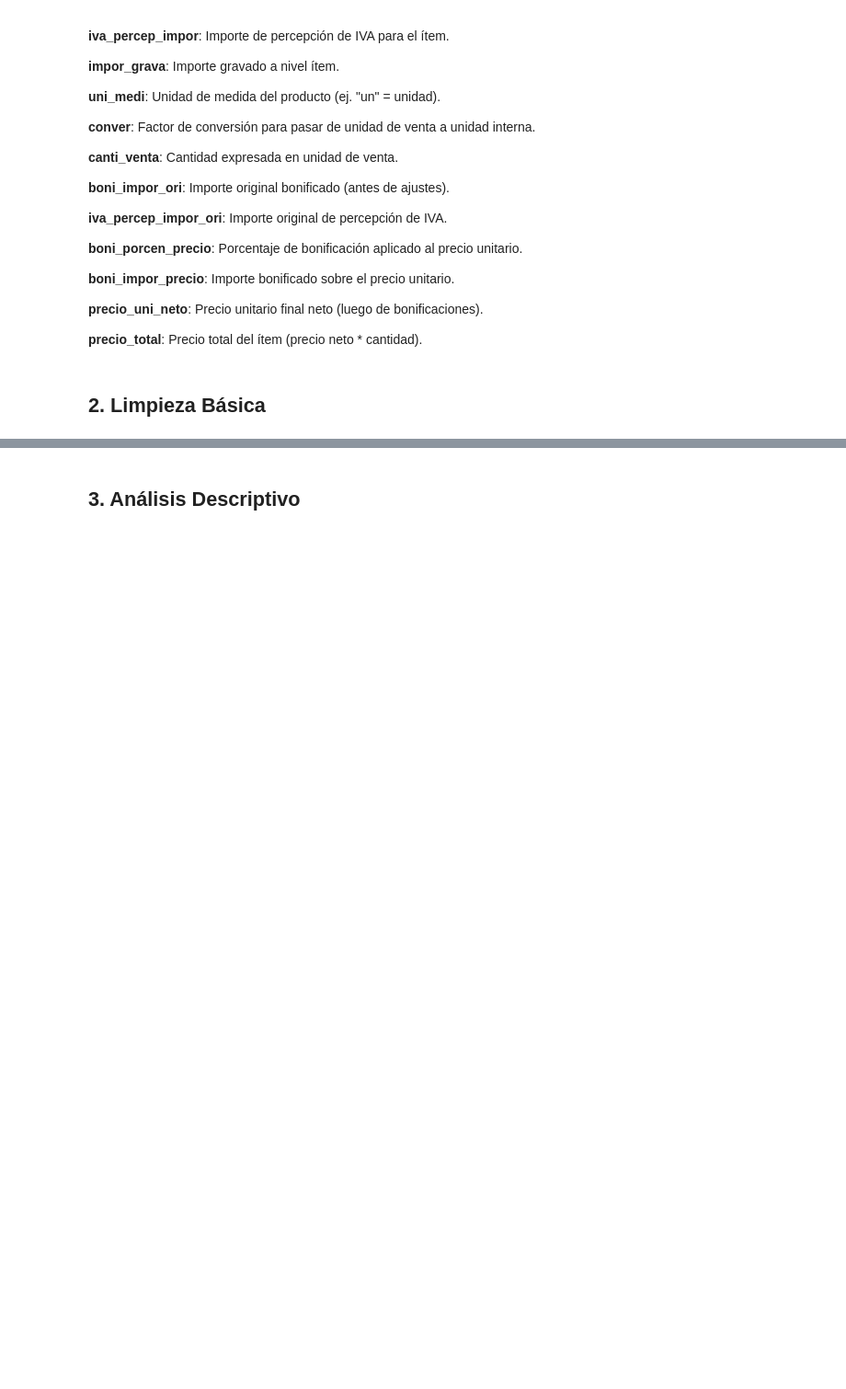
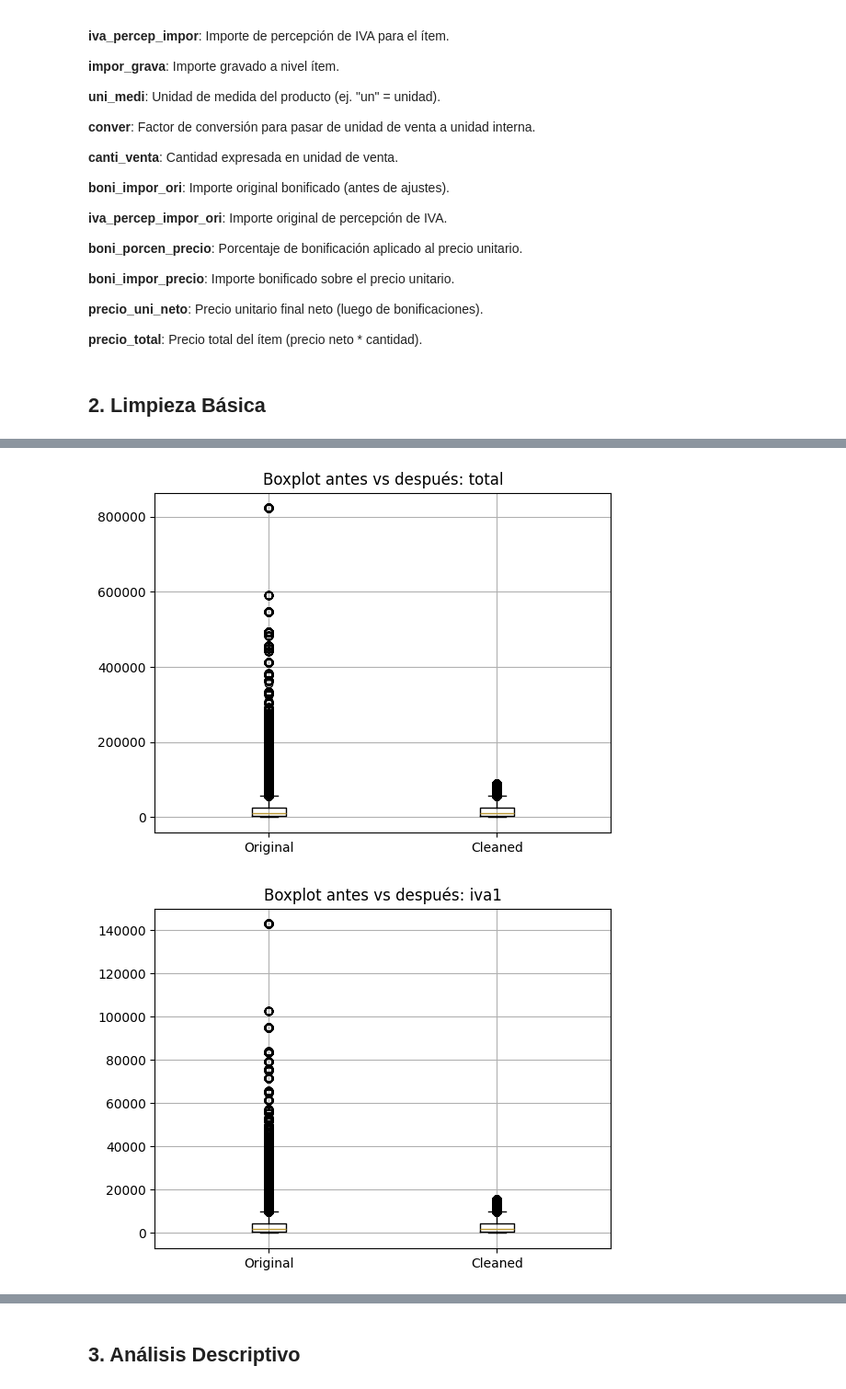
Before and after one commit to SantiagoCastellanos14/m11-practico1-eda, a Jupyter notebook: notebooks/practico_1_eda.ipynb, the cells around one changed output, grey strips where cells are left out. Shown at 92% size. Saved outputs shown, nothing was run; the diff lists cells and outputs as text; code cells hidden in the pictures; blank space fills up the shorter version.

```diff
--- a/notebooks/practico_1_eda.ipynb
+++ b/notebooks/practico_1_eda.ipynb
@@ -225,0 +295,40 @@ dtype: float64
+# %%
+#función para detectar y eliminar outliers usando el método IQR
+def iqr_bounds(series, k=3):
+    q1, q3 = series.dropna().quantile([0.25, 0.75])
+    iqr = q3 - q1
+    return q1 - k * iqr, q3 + k * iqr
+
+#Ver si nos combiene "windsorizar" los outliers o eliminarlos
+
+def clip_outliers(series, lo, hi):
+    """Winsoriza y preserva el tipo original (int o float)."""
+    clipped = np.clip(series, lo, hi)
+    if pd.api.types.is_integer_dtype(series):
+        clipped = clipped.round().astype(int)
+    return clipped
+# %%
+df_clean = df_raw.copy()
+
+# Filtra registros imposibles (cantidad o precio <= 0) (ver si hay mas)
+mask_bad = (df_clean["canti_venta"] <= 0) | (df_clean["precio_uni"] <= 0)
+df_clean = df_clean.loc[~mask_bad]
+
+# Winsorización por IQR (k = 3)
+for col in _rel_columns:
+    lo, hi = iqr_bounds(df_clean[col], k=3)
+    df_clean[col] = clip_outliers(df_clean[col], lo, hi)
+# %%
+# Gráficos después de limpiar
+for col in _rel_columns:
+    orig = df_raw[col].dropna()
+    clean = df_clean[col].dropna()
+
+    # Boxplot comparativo
+    plt.figure()
+    plt.boxplot([orig, clean], labels=["Original", "Cleaned"])
+    plt.title(f"Boxplot antes vs después: {col}")
+    plt.grid(True); plt.show()
+# %% [output]
+[figure, added]
+[figure, added]
```
Also changed, not shown: parts of 15 cells of this notebook, 1 other file.
